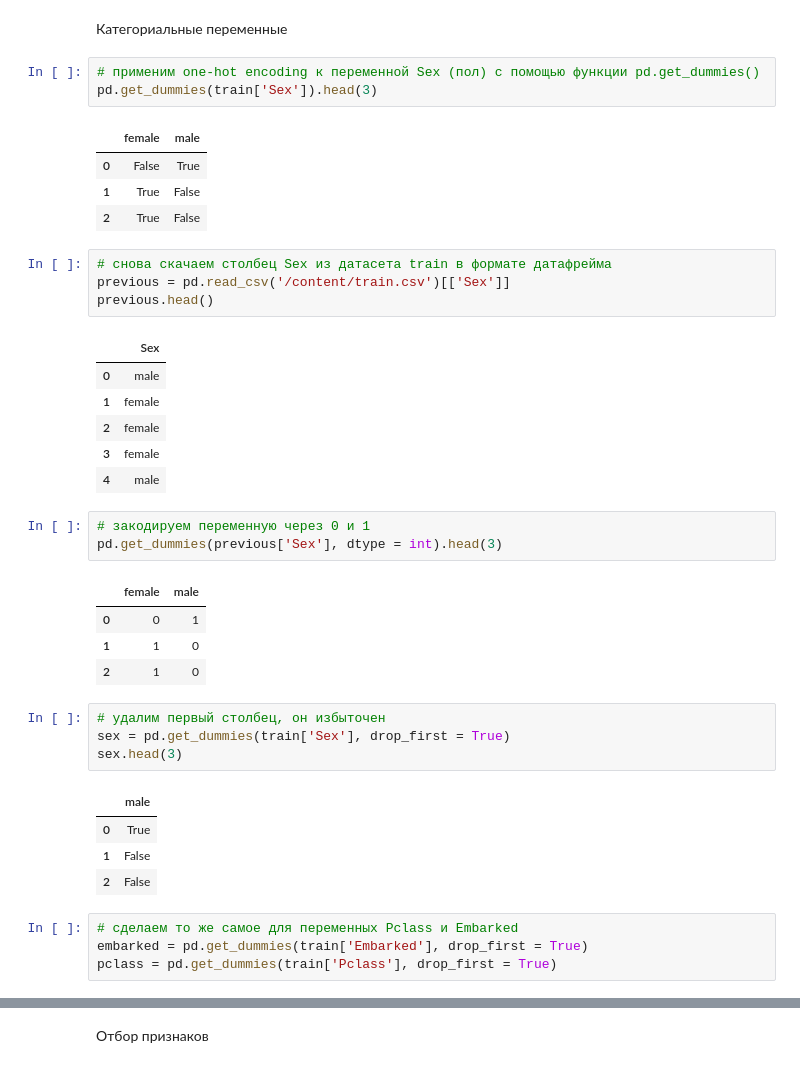
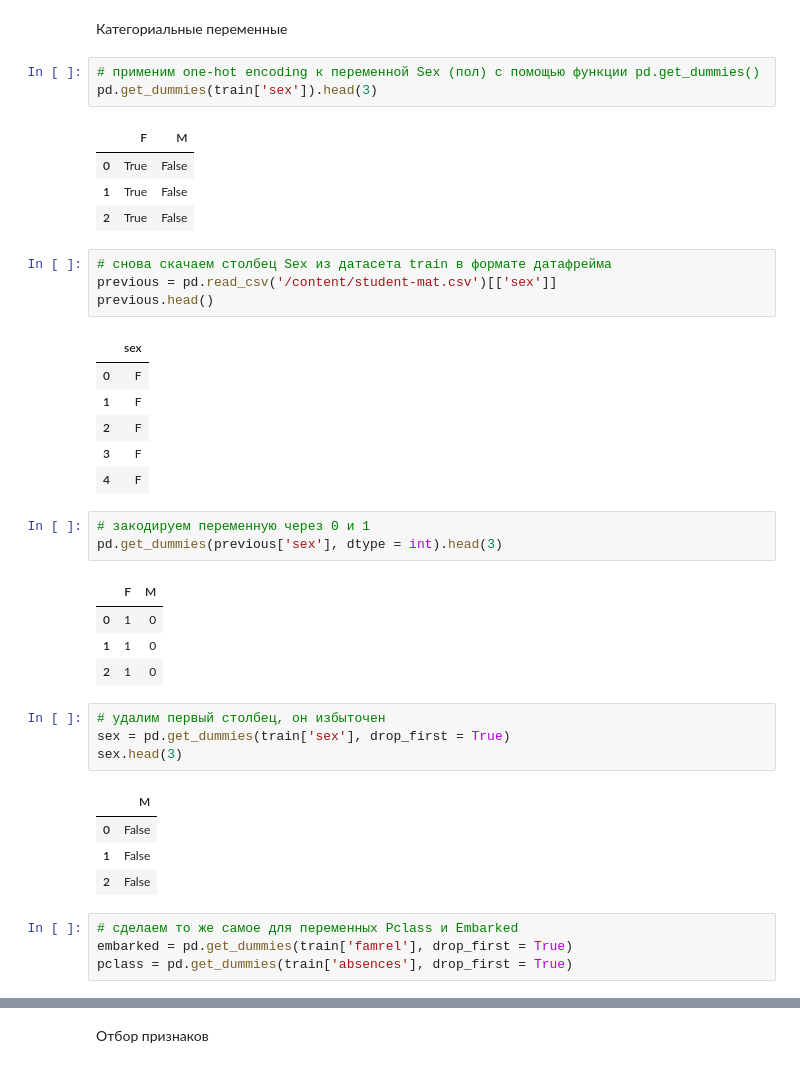
Before and after one commit to anryisreal/Dataset, a Jupyter notebook: Лабораторная_2.ipynb, the cells around one changed output, grey strips where cells are left out. Cells and saved outputs as stored; diff of their text form.

```diff
--- a/Лабораторная_2.ipynb
+++ b/Лабораторная_2.ipynb
@@ -256,44 +307,44 @@ dtype: int64
 Категориальные переменные
 # %%
 # применим one-hot encoding к переменной Sex (пол) с помощью функции pd.get_dummies()
-pd.get_dummies(train['Sex']).head(3)
+pd.get_dummies(train['sex']).head(3)
 # %% [output]
-|  | female | male |
-| 0 | False | True |
+|  | F | M |
+| 0 | True | False |
 | 1 | True | False |
 | 2 | True | False |
 # %%
 # снова скачаем столбец Sex из датасета train в формате датафрейма
-previous = pd.read_csv('/content/train.csv')[['Sex']]
+previous = pd.read_csv('/content/student-mat.csv')[['sex']]
 previous.head()
 # %% [output]
-|  | Sex |
-| 0 | male |
-| 1 | female |
-| 2 | female |
-| 3 | female |
-| 4 | male |
+|  | sex |
+| 0 | F |
+| 1 | F |
+| 2 | F |
+| 3 | F |
+| 4 | F |
 # %%
 # закодируем переменную через 0 и 1
-pd.get_dummies(previous['Sex'], dtype = int).head(3)
+pd.get_dummies(previous['sex'], dtype = int).head(3)
 # %% [output]
-|  | female | male |
-| 0 | 0 | 1 |
+|  | F | M |
+| 0 | 1 | 0 |
 | 1 | 1 | 0 |
 | 2 | 1 | 0 |
 # %%
 # удалим первый столбец, он избыточен
-sex = pd.get_dummies(train['Sex'], drop_first = True)
+sex = pd.get_dummies(train['sex'], drop_first = True)
 sex.head(3)
 # %% [output]
-|  | male |
-| 0 | True |
+|  | M |
+| 0 | False |
 | 1 | False |
 | 2 | False |
 # %%
 # сделаем то же самое для переменных Pclass и Embarked
-embarked = pd.get_dummies(train['Embarked'], drop_first = True)
-pclass = pd.get_dummies(train['Pclass'], drop_first = True)
+embarked = pd.get_dummies(train['famrel'], drop_first = True)
+pclass = pd.get_dummies(train['absences'], drop_first = True)
 # %%
 # присоединим закодированные через one-hot encoding переменные
 # к исходному датафрейму через функцию .concat()
```
Also changed, not shown: parts of 36 cells of this notebook.
